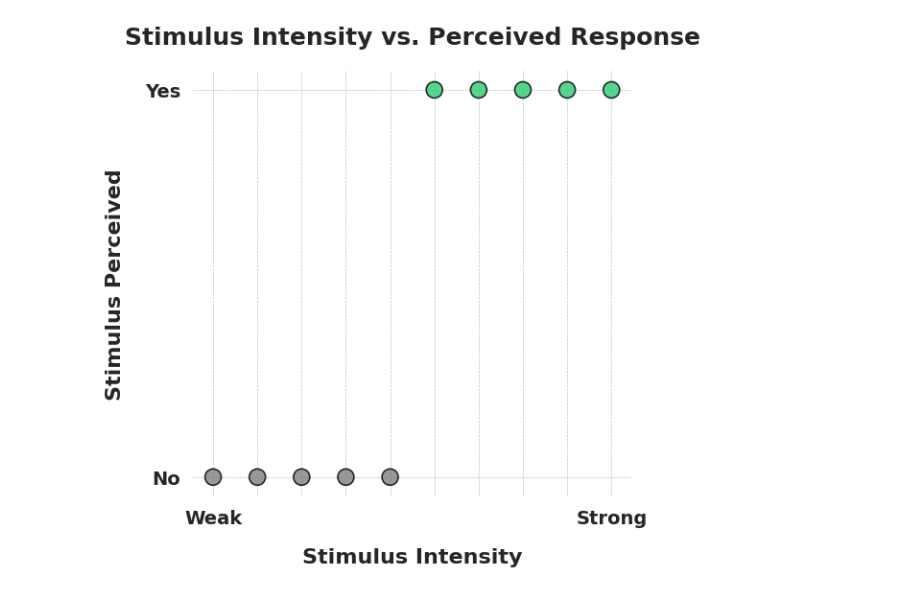
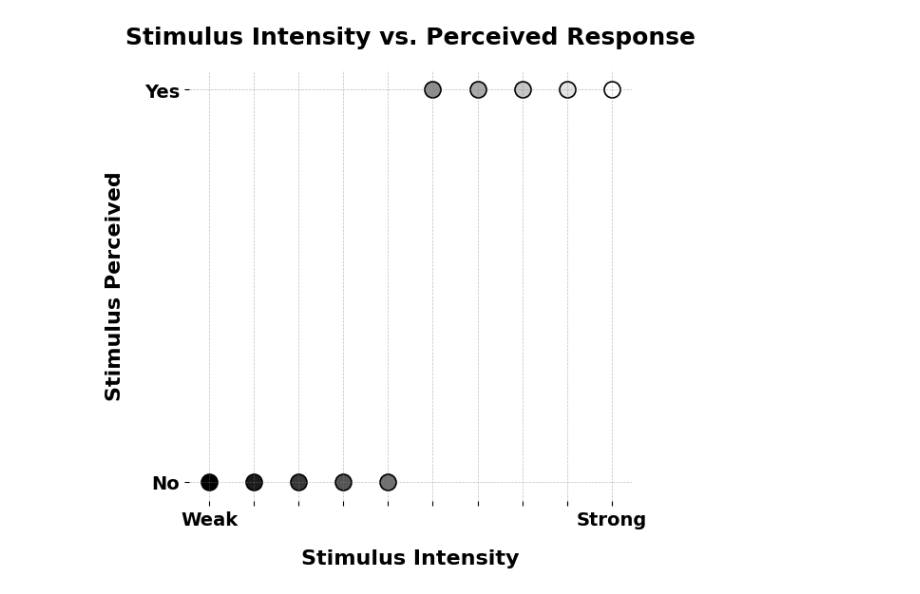
Before and after one commit to natalia-zaretskaya/allgemeine1, a Jupyter notebook: psychophysics.ipynb, the cells around one changed output. Cells and saved outputs as stored; diff of their text form; code cells hidden in the pictures.

```diff
--- a/psychophysics.ipynb
+++ b/psychophysics.ipynb
@@ -1,6 +37,8 @@
 # %%
+# draw a graph representing the relationthip between stimulus intensity and perception
 import matplotlib.pyplot as plt
 import numpy as np
+import matplotlib.cm as cm
 
 # Define data
 x_labels = ['Weak', '', '', '', '', '', '', '', '', 'Strong']
@@ -19,38 +57,39 @@ y_values = [0, 0, 0, 0, 0, 1, 1, 1, 1, 1]  # Map to No/Yes (0 and 1)
 # Create the figure and axis
 fig, ax = plt.subplots(figsize=(6, 6))
 
-# Scatter plot with improved colors and alpha
-ax.scatter(x_values, y_values, c=['gray'] * 5 + ['#2ecc71'] * 5,
-           s=150, alpha=0.8, edgecolor='black', linewidth=1.2, label='Responses')
+# Create a colormap
+colors = cm.gray(np.linspace(0, 1, len(x_values)))
+
+# Scatter plot with colors based on x-axis position
+for i in range(len(x_values)):
+    ax.scatter(x_values[i], y_values[i], c=[colors[i]], s=150, edgecolor='black', linewidth=1.2)
 
 # Customizing x-axis and y-axis
 ticks_x = [0, 1, 2, 3, 4, 5, 6, 7, 8, 9]  # Match the x_values mapping
 ticks_y = [0, 1]           # Match the y_values mapping
 ax.set_xticks(ticks_x)
 ax.set_yticks(ticks_y)
 ax.set_xticklabels(x_labels, fontsize=14, fontweight='bold')
 ax.set_yticklabels(y_labels, fontsize=14, fontweight='bold')
 
 # Add axis labels
 ax.set_xlabel("Stimulus Intensity", fontsize=16, fontweight='bold', labelpad=15)
 ax.set_ylabel("Stimulus Perceived", fontsize=16, fontweight='bold', labelpad=15)
 
 # Add title
 ax.set_title("Stimulus Intensity vs. Perceived Response", fontsize=18, fontweight='bold', pad=20)
 
 # Grid for better readability with lighter lines
 ax.grid(color='gray', linestyle='--', linewidth=0.5, alpha=0.5)
 
-
 # Add subtle shadow effect to the points
 for spine in ax.spines.values():
     spine.set_visible(False)
 
 # Adjust plot layout
 plt.tight_layout()
 
-
 # Display the plot
 plt.show()
 # %% [output]
-[figure, old version]
+[figure, new version]
```
Also changed, not shown: parts of 5 cells of this notebook.
